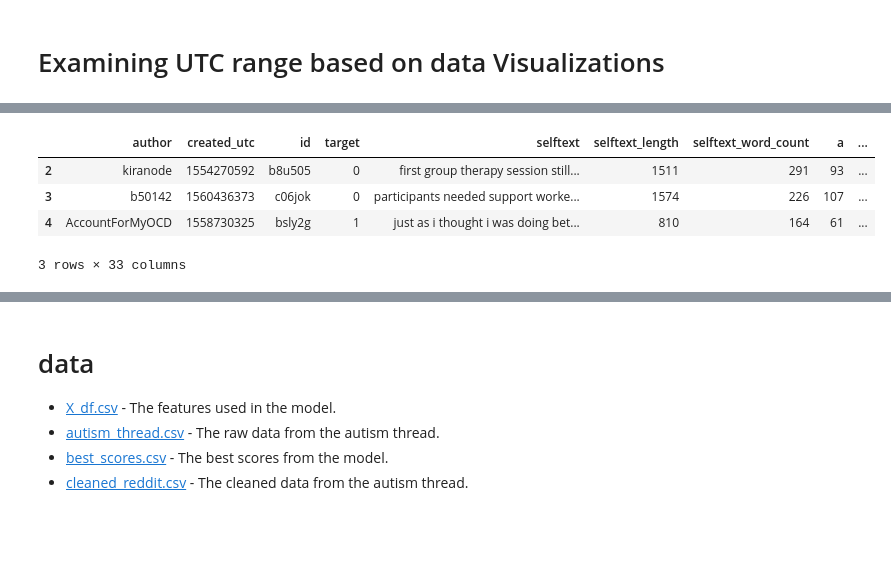
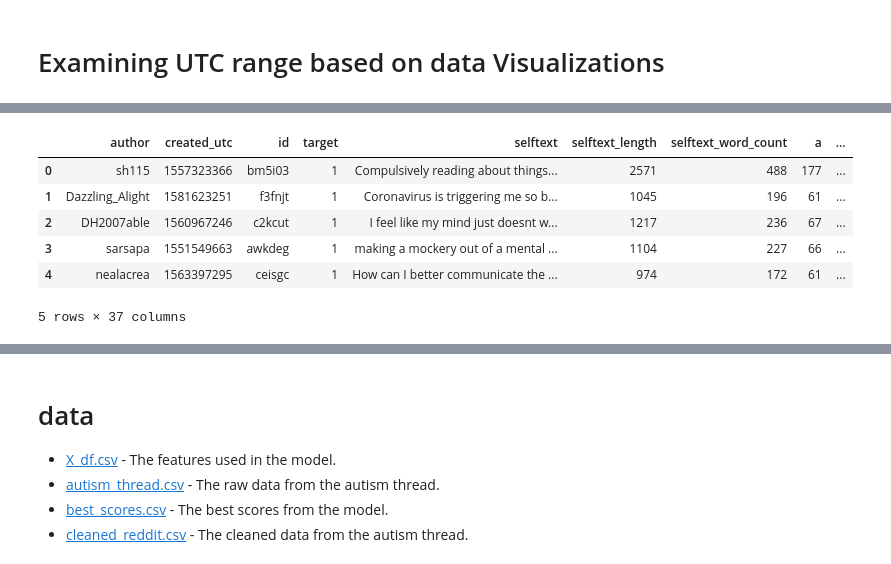
Before and after one commit to grahamwaters/Reddit-NLP-Analysis, a Jupyter notebook: notebooks/01_premodeling.ipynb, the cells around one changed output, grey strips where cells are left out. Cells and saved outputs as stored; diff of their text form; code cells hidden in the pictures; blank space fills up the shorter version.

```diff
--- a/notebooks/01_premodeling.ipynb
+++ b/notebooks/01_premodeling.ipynb
@@ -669,14 +670,14 @@ plt.show();
 # %%
 # check the posts that were posted within the UTC range listed above. (1.5475 to 1.598)
 # 1547500000 to 1598000000 (UTC)
-df = df_reddit.copy() # make a copy of the dataframe
-check_df = df[(df['created_utc'] > 1540000000) & (df['created_utc'] < 1599000000)]
-# What is different about the selftexts in the posts that were posted within the UTC range listed above? the min length drops from around 500 to 396 characters.
-
-check_df.head(3)
+df = pd.read_csv('../data/cleaned_reddit_withsentiment.csv')
+df = df[(df['created_utc'] >= 1547500000) & (df['created_utc'] <= 1598000000)] # filter the dataframe to only include posts that were posted within the UTC range listed above. (1.5475 to 1.598)
+df.head()
 # %% [output]
 |  | author | created_utc | id | target | selftext | selftext_length | selftext_word_count | a | ... |
-| 2 | kiranode | 1554270592 | b8u505 | 0 | first group therapy session still... | 1511 | 291 | 93 | ... |
-| 3 | b50142 | 1560436373 | c06jok | 0 | participants needed support worke... | 1574 | 226 | 107 | ... |
-| 4 | AccountForMyOCD | 1558730325 | bsly2g | 1 | just as i thought i was doing bet... | 810 | 164 | 61 | ... |
+| 0 | sh115 | 1557323366 | bm5i03 | 1 | Compulsively reading about things... | 2571 | 488 | 177 | ... |
+| 1 | Dazzling_Alight | 1581623251 | f3fnjt | 1 | Coronavirus is triggering me so b... | 1045 | 196 | 61 | ... |
+| 2 | DH2007able | 1560967246 | c2kcut | 1 | I feel like my mind just doesnt w... | 1217 | 236 | 67 | ... |
+| 3 | sarsapa | 1551549663 | awkdeg | 1 | making a mockery out of a mental ... | 1104 | 227 | 66 | ... |
+| 4 | nealacrea | 1563397295 | ceisgc | 1 | How can I better communicate the ... | 974 | 172 | 61 | ... |
-3 rows × 33 columns
+5 rows × 37 columns
```
Also changed, not shown: parts of 18 cells of this notebook, 37 other files.
